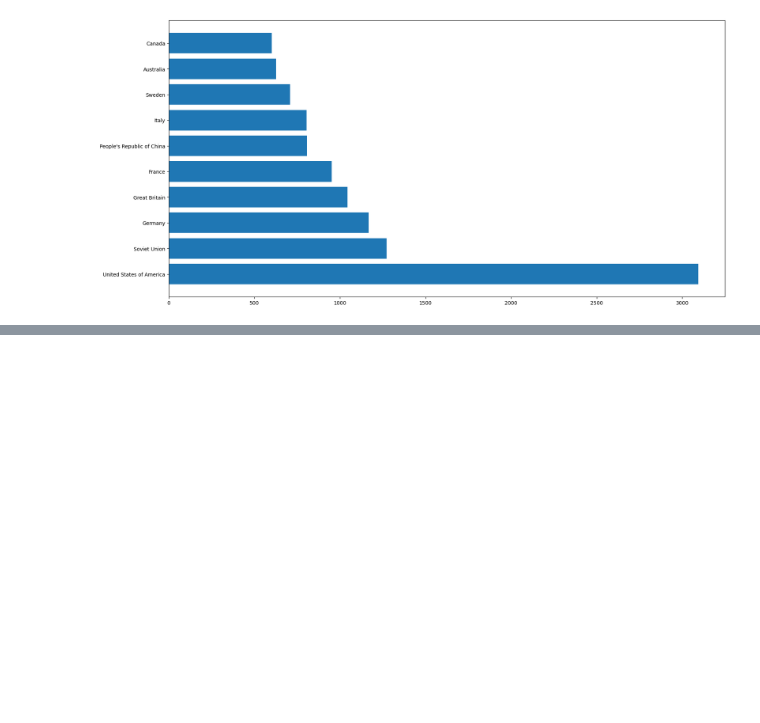
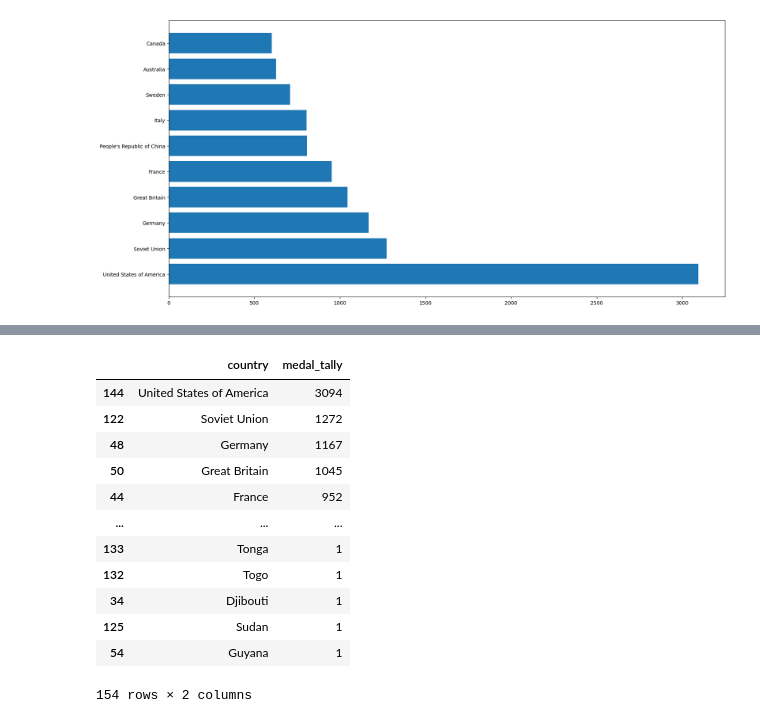
Before and after one commit to Annarhysa/Olympic-ious, a Jupyter notebook: predict.ipynb, the cells around one changed output, grey strips where cells are left out. Saved outputs shown, nothing was run; the diff lists cells and outputs as text; code cells hidden in the pictures; blank space fills up the shorter version.

```diff
--- a/predict.ipynb
+++ b/predict.ipynb
@@ -104,0 +122,16 @@ plt.barh(country_output.country[:10],country_output.medal_tally[:10])
+# %%
+country_output
+# %% [output]
+|  | country | medal_tally |
+| 144 | United States of America | 3094 |
+| 122 | Soviet Union | 1272 |
+| 48 | Germany | 1167 |
+| 50 | Great Britain | 1045 |
+| 44 | France | 952 |
+| ... | ... | ... |
+| 133 | Tonga | 1 |
+| 132 | Togo | 1 |
+| 34 | Djibouti | 1 |
+| 125 | Sudan | 1 |
+| 54 | Guyana | 1 |
+154 rows × 2 columns
```
Also changed, not shown: parts of 8 cells of this notebook, 1 other file.
